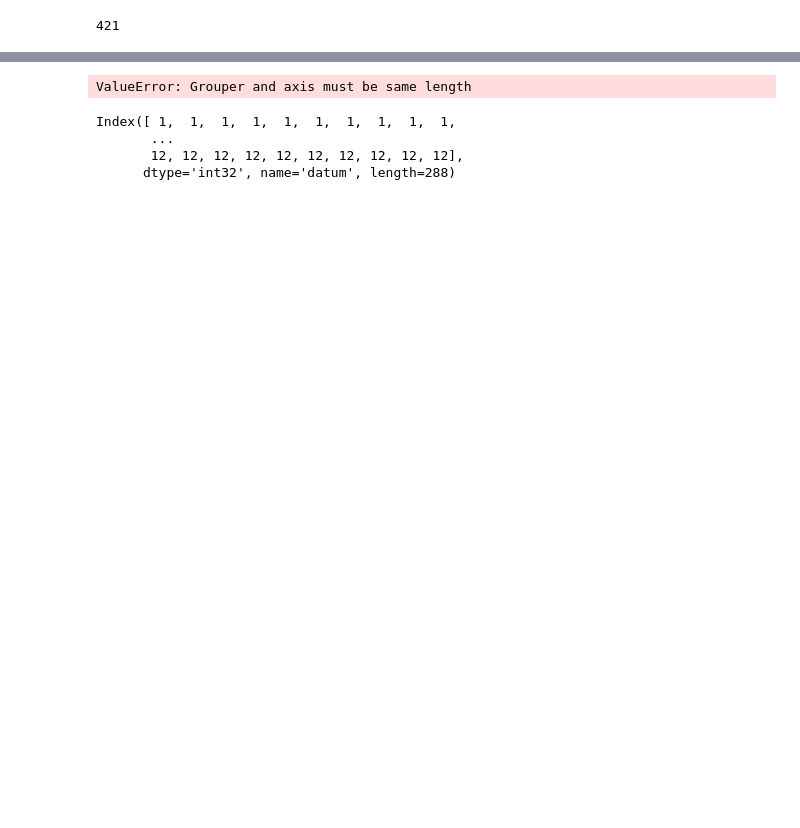
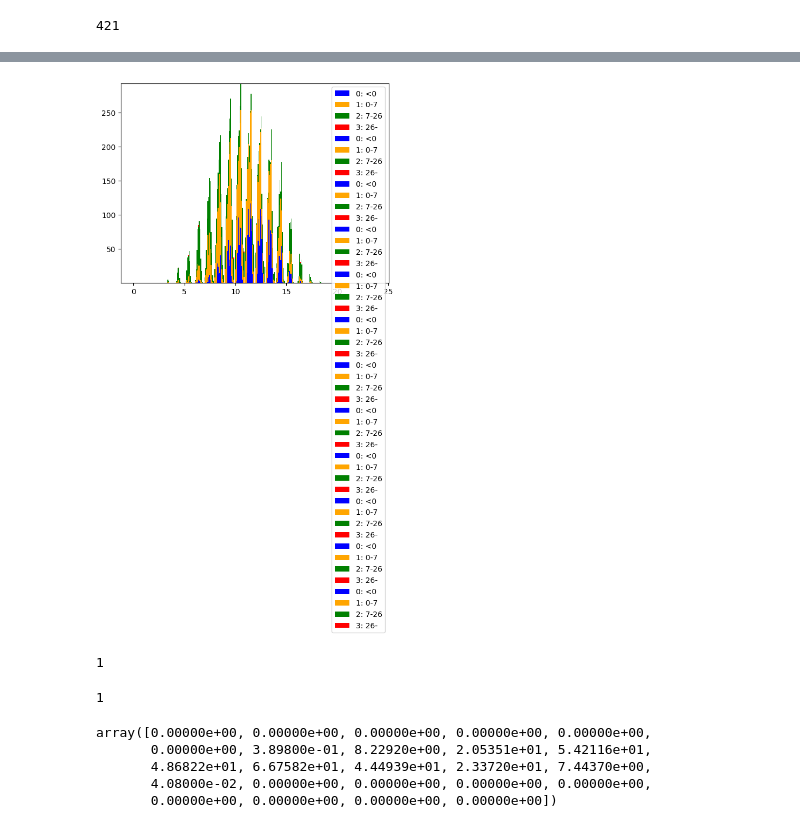
Before and after one commit to strubbi77/breisgauwind, a Jupyter notebook: Stromwert_IK8.ipynb, the cells around one changed output, grey strips where cells are left out. Drawn from its saved outputs; the diff is of its cells as text; code cells hidden in the pictures; blank space fills up the shorter version.

```diff
--- a/Stromwert_IK8.ipynb
+++ b/Stromwert_IK8.ipynb
@@ -290,12 +304,33 @@ pv_wert[:0]
 # %%
+fig, ax6 = plt.subplots()
+# Juni hh01-hh24 in 4 Kats wie oben
 
-preis_menge
+bar_colors = ['blue','orange','green','red']
+f=0
+hh_cat=pm_pv.index.levels[1]
+multiplier = 0
+width=1/(len(pm_pv.index.levels[0])+1)
+for monat in pm_pv.index.levels[0]:
+    bottom=np.zeros(len(hh_cat))
+    for cur in sorted(preis_menge['+-'].unique()):
+        col=bar_colors[f%4]
+        f+=1
+        s=[]
+        for hh24 in hh_cat:
+            s=s+[pm_pv.loc[monat,hh24]['PV '+cur]]
+        offset=width*multiplier
+        x=ax6.bar(cats+offset, s, width, bottom=bottom, label=cur, color=col)
+        bottom+=s
+    multiplier += 1
+    #break
+
+ax6.legend(loc='upper right')
+plt.show()
+#y_pos=np.arange(len(x_axis_labels))
+#ax6.bar(y_pos + 0, y_axis_values)
 # %% [output]
-ValueError: Grouper and axis must be same length
+[figure, added]
 # %%
-pm_pv.index.get_level_values(level=0)
+f%4
 # %% [output]
-Index([ 1,  1,  1,  1,  1,  1,  1,  1,  1,  1,
-       ...
-       12, 12, 12, 12, 12, 12, 12, 12, 12, 12],
-      dtype='int32', name='datum', length=288)
+1
@@ -303,0 +337,12 @@ preis_menge.to_csv('test.csv')
+# %%
+f
+# %% [output]
+1
+# %%
+bottom
+# %% [output]
+array([0.00000e+00, 0.00000e+00, 0.00000e+00, 0.00000e+00, 0.00000e+00,
+       0.00000e+00, 3.89800e-01, 8.22920e+00, 2.05351e+01, 5.42116e+01,
+       4.86822e+01, 6.67582e+01, 4.44939e+01, 2.33720e+01, 7.44370e+00,
+       4.08000e-02, 0.00000e+00, 0.00000e+00, 0.00000e+00, 0.00000e+00,
+       0.00000e+00, 0.00000e+00, 0.00000e+00, 0.00000e+00])
```
Also changed, not shown: parts of 3 cells of this notebook.
